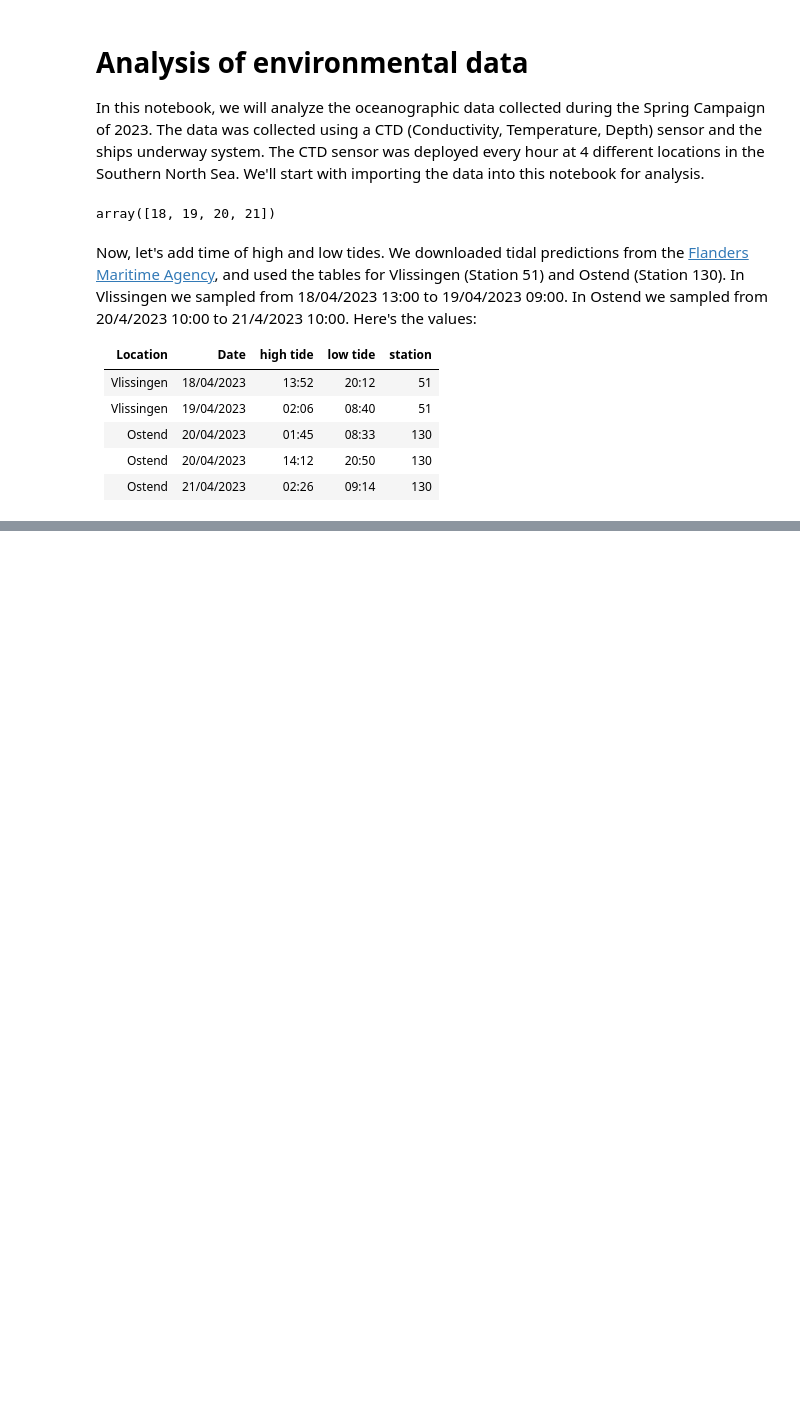
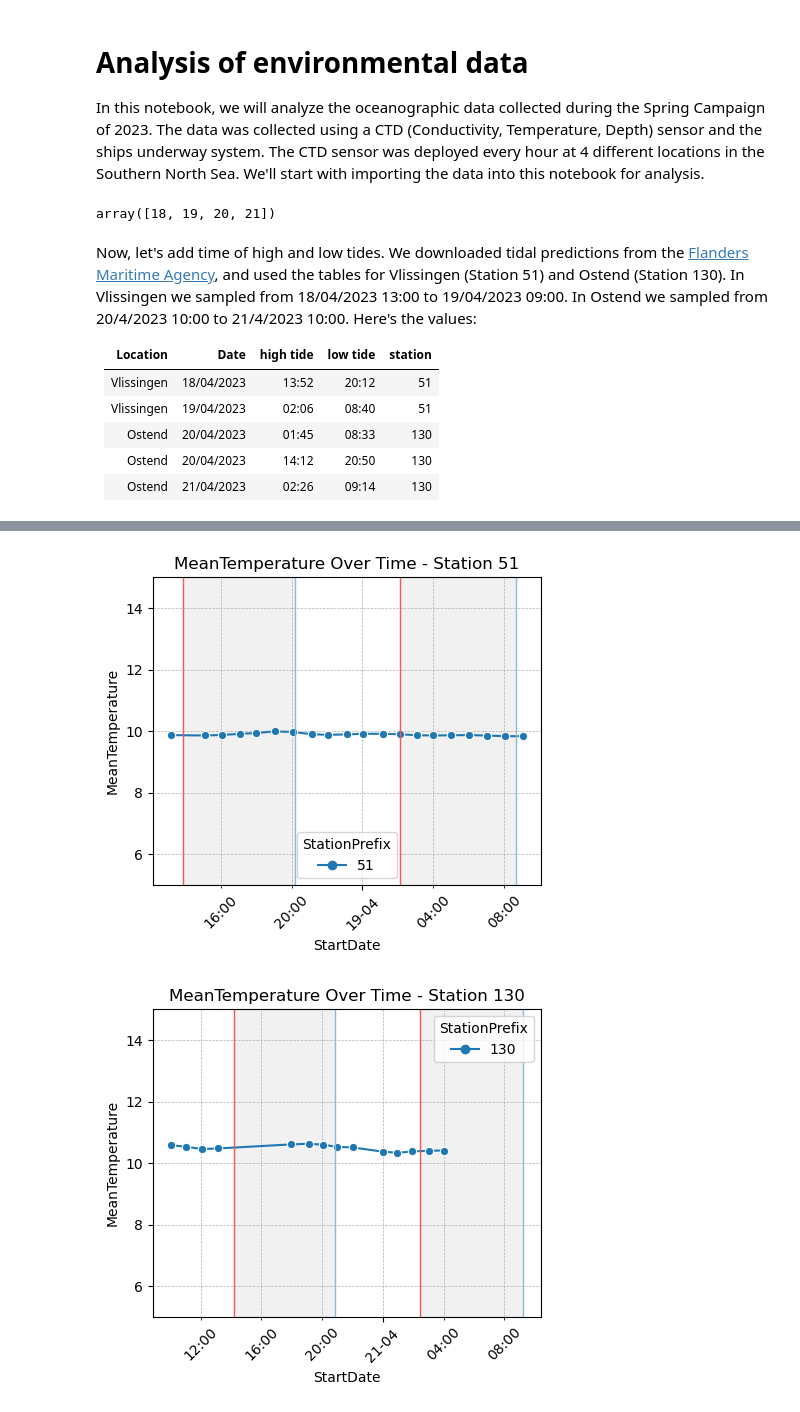
Before and after one commit to MichielPerneel/spring_campaign_2023, a Jupyter notebook: scripts/environmental_analysis.ipynb, the cells around one changed output, grey strips where cells are left out. Saved outputs shown, nothing was run; the diff lists cells and outputs as text; code cells hidden in the pictures; blank space fills up the shorter version.

```diff
--- a/scripts/environmental_analysis.ipynb
+++ b/scripts/environmental_analysis.ipynb
@@ -943,0 +184,5 @@ Now we'll plot the sampling points and where the ship was at the time of samplin
+# %%
+plot_environmental_variable_per_station(ctd_data, tides_df, 'MeanTemperature', (5, 15), '../figures/environmental')
+# %% [output]
+[figure, added]
+[figure, added]
```
Also changed, not shown: parts of 56 cells of this notebook, 2 other files.
